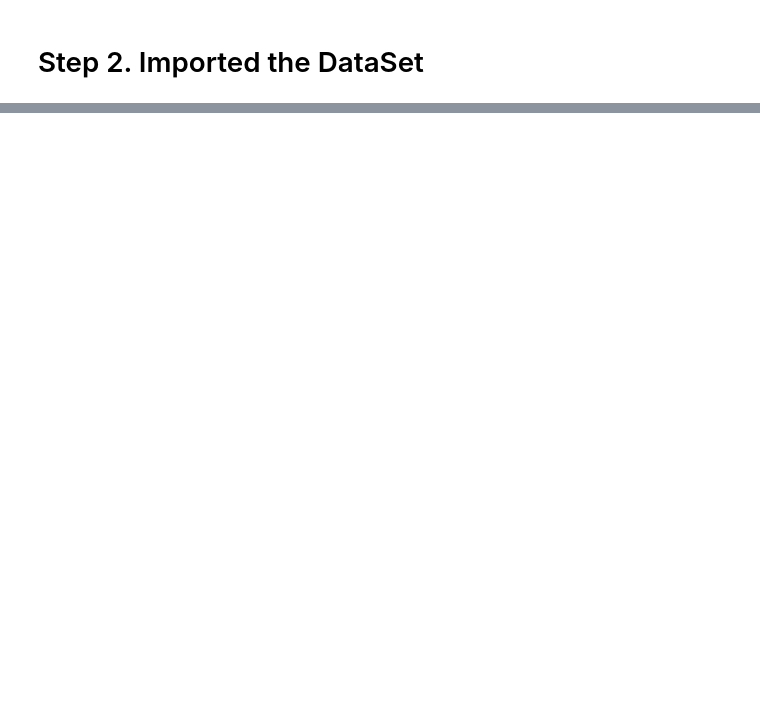
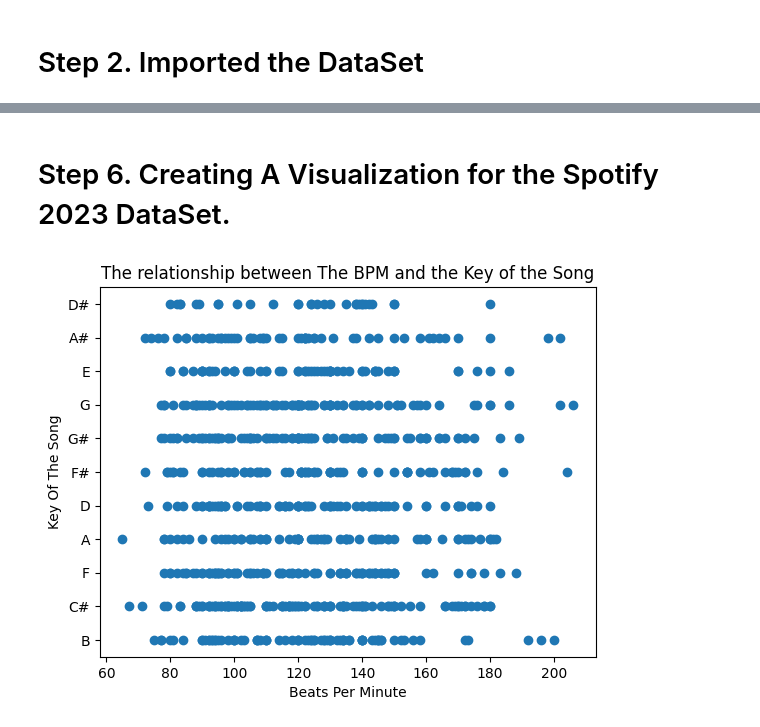
Before and after one commit to athanasiosk-it13/DSRP-Top-Spotify-Songs-2023, a Jupyter notebook: Spotify_Top_Songs_2023_Extensive_Data_Analysis_Project.ipynb, the cells around one changed output, grey strips where cells are left out. Drawn from its saved outputs; the diff is of its cells as text; code cells hidden in the pictures; blank space fills up the shorter version.

```diff
--- a/Spotify_Top_Songs_2023_Extensive_Data_Analysis_Project.ipynb
+++ b/Spotify_Top_Songs_2023_Extensive_Data_Analysis_Project.ipynb
@@ -56,0 +32,4 @@ spotify_df.head()
+# %%
+file_path = "spotify-2023.csv"
+spotify_df = kagglehub.load_dataset(
+KaggleDatasetAdapter.PANDAS,"nelgiriyewithana/top-spotify-songs-2023",file_path, pandas_kwargs={'encoding': 'latin-1'})
@@ -88,3 +98 @@ Index(['track_name', 'artist(s)_name', 'artist_count', 'released_year',
       dtype='object')
-# %%
-spotify_df.rename(columns={'track_name': 'Tracks', 'artist(s)_name': 'Artists','artist_count': '# of Artists on Song','released_year': 'Year It Released','released_month': 'Month It Released','released_day': 'Day It Released',}, inplace=True)
@@ -112,0 +262,13 @@ memory usage: 178.8+ KB
+# %%
+spotify_df= spotify_df[spotify_df["The Key of The Song"] != 'Unknown']
+spotify_df.dropna(subset=['Song Place in Shazam Charts'],inplace=True)
+# %% [markdown]
+# Step 6. Creating A Visualization for the Spotify 2023 DataSet.
+# %%
+plt.scatter(spotify_df['The BPM of the Song'], spotify_df['The Key of The Song'])
+plt.title("The relationship between The BPM and the Key of the Song")
+plt.xlabel('Beats Per Minute')
+plt.ylabel('Key Of The Song')
+plt.show()
+# %% [output]
+[figure, added]
```
Also changed, not shown: parts of 16 cells of this notebook.
